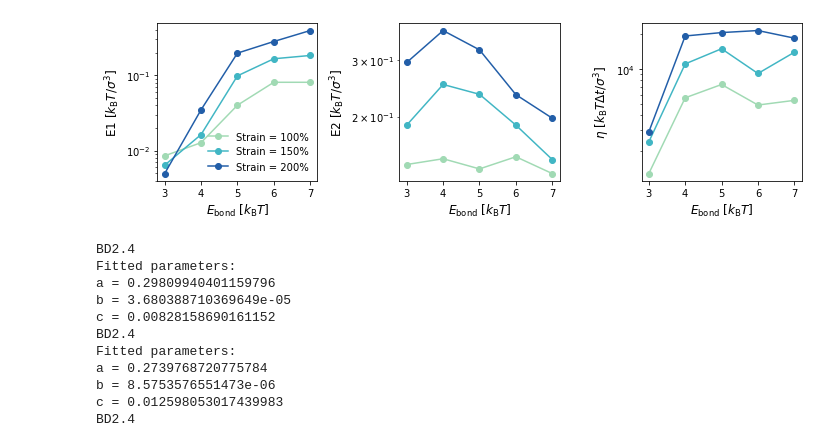
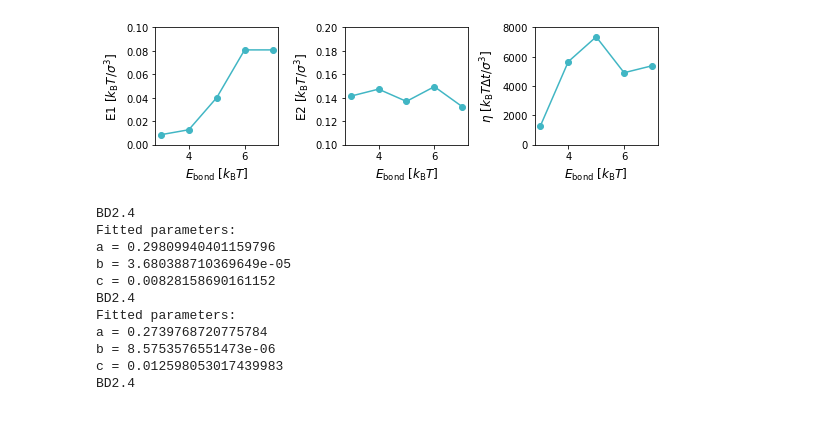
Before and after one commit to Billie1717/CollagenIVProject, a Jupyter notebook: Data_and_Figures/TechnicalProject/Fig_Mechanics/SLS_fittingnoSigmaInf.ipynb, the cells around one changed output. Drawn from its saved outputs; the diff is of its cells as text; code cells hidden in the pictures.

```diff
--- a/Data_and_Figures/TechnicalProject/Fig_Mechanics/SLS_fittingnoSigmaInf.ipynb
+++ b/Data_and_Figures/TechnicalProject/Fig_Mechanics/SLS_fittingnoSigmaInf.ipynb
@@ -75,7 +73,7 @@ clrs3 = ['#c7e9b4','#7fcdbb','#1d91c0','#225ea8','#0c2c84']
 fs = 14
 fig,ax = plt.subplots(1,3,figsize = (12,3.3))
 fig3,ax3 = plt.subplots(1,3,figsize = (12,3.3))
-fig2,ax2 = plt.subplots(1,figsize = (4,3))
+fig2,ax2 = plt.subplots(1,figsize = (3.5,2.5))
 frame = 440
 ChemEngs = "3.0 4.0 5.0 6.0 7.0".split() #3.0 4.0 5.0 6.0 7.0 100.0
 Strain = "72 108 144".split() #72 108 144
@@ -185,14 +183,14 @@ for ss in range(len(Strain)):
             yS_exact.append(r_eps*(E1*t+eta) - eta*r_eps*np.exp(-t*E2/eta))
         #print('eta,E1,E2,sigma_inf',eta,E1,E2,sigma_inf)
         #ax.plot(Time[t_postStretch+push:],StressXFull[t_postStretch+push:],alpha = 0.5,color = clrs[e])
-        if e==2 and ss==1:
+        if e==2 and ss==0:
             ax2.plot(np.divide(Time,10**5),StressXFull,alpha = 1,color = clrs[e],label = r'$E_{\mathrm{bond}} = $'+ChemEngs[e]+r'$k_{\mathrm{B}}T$')
             #ax2.plot(np.add(TimeNew,Time[t_postStretch+push+int(N/2)]),StressXAv,alpha = 1,color = clrs[e],label = r'$E_{\mathrm{bond}} = $'+ChemEngs[e]+r'$k_{\mathrm{B}}T$')
             ax2.plot(np.divide(np.add(TimeNew,Time[t_postStretch+int(N/2)]),10**5),yL_exact,linestyle = ':',color = 'black')
             ax2.plot(np.divide(np.add(t1,Time[t_postStretch]-t1[-1]),10**5),yS_exact,linestyle = ':',color = 'black',label = 'SLS model')
             #ax2.plot(TimePreStretch,StressXAvPreStretch,alpha = 1,color = clrs[e],label = r'$E_{\mathrm{bond}} = $'+ChemEngs[e]+r'$k_{\mathrm{B}}T$')
             text = r'$E_{1} = $'+str(np.round(E1,2))+r'$~k_{\mathrm{B}}T/\sigma^{3}$'+'\n$E_{2} = $'+str(np.round(E2,2))+r'$~k_{\mathrm{B}}T/\sigma^{3}$'+'\n'+'$\eta = $'+str(int(eta))+r'$~k_{\mathrm{B}}T\Delta t/\sigma^{3}$'
-            ax2.text(2,0.28,text)
+            #ax2.text(2,1.05,text)
         ax[ss].plot(TimeNew,StressXAv,alpha = 1,color = clrs[e],label = r'$E_{\mathrm{bond}} = $'+ChemEngs[e]+r'$k_{\mathrm{B}}T$')
         ax3[ss].plot(TimeNew,np.log(np.add(StressXAv,-sigma_inf)),alpha = 0.3,color = clrs[e],label = r'$E_{\mathrm{bond}} = $'+ChemEngs[e]+r'$k_{\mathrm{B}}T$')
         #ax.plot(Time[t_postStretch+int(N/2):-int(N/2)+1],np.ones(len(StressXAv))*sigma_inf,color = clrs[e],linestyle = '--')
@@ -228,7 +226,7 @@ ax3[0].set_ylabel(r"Stress, $\sigma_{xx} ~[k_{\mathrm{B}}T/\sigma^{3}$]",fontsiz
 ax2.set_xlabel(r"time [$10^5\Delta t$]",fontsize =12)
 #ax2.set_xlabel(r"time [$\Delta t$]",fontsize =12)
 ax2.set_ylabel(r"Stress, $\sigma_{xx} ~[k_{\mathrm{B}}T/\sigma^{3}$]",fontsize =12)
-ax2.legend(frameon=False,loc = [0.38,0.75])
+ax2.legend(frameon=False,loc = [0.38,0.7])
 fig2.tight_layout()
 plotname = "SLS_1Fit_moduli_NiceFit.pdf"
 fig2.savefig(plotsdir+plotname)
@@ -262,34 +260,36 @@ c = 0.7872761270747797
 # %%
 ChemEngsV = [3,4,5,6,7]
 StranLab="100 150 200".split()
-clrs=['#a1dab4','#41b6c4','#225ea8']
-fig,ax=plt.subplots(1,3,figsize = (10,3))
-for ss in range(len(Strain)):
+clrs=['#41b6c4','#225ea8'] #'#a1dab4',
+fig,ax=plt.subplots(1,3,figsize = (8,2.5))
+for ss in range(1): #len(Strain)
     ax[0].plot(ChemEngsV,E1s[ss,:],color = clrs[ss],marker = 'o',label = 'Strain = '+ StranLab[ss]+'%')
     ax[1].plot(ChemEngsV,E2s[ss,:],color = clrs[ss],marker = 'o',label = 'Strain = '+StranLab[ss]+'%')
     ax[2].plot(ChemEngsV,etas[ss,:],color = clrs[ss],marker = 'o',label = 'Strain = '+StranLab[ss]+'%')
 ax[0].set_ylabel(r'E1 [$k_{\mathrm{B}}T/\sigma^{3}$]',fontsize = 12)
 ax[1].set_ylabel(r'E2 [$k_{\mathrm{B}}T/\sigma^{3}$]',fontsize = 12)
 ax[2].set_ylabel(r'$\eta$ [$k_{\mathrm{B}}T\Delta t/\sigma^{3}$]',fontsize = 12)
 ax[0].set_xlabel('$E_{\mathrm{bond}}$ [$k_{\mathrm{B}}T$]',fontsize = 12)
 ax[1].set_xlabel('$E_{\mathrm{bond}}$ [$k_{\mathrm{B}}T$]',fontsize = 12)
 ax[2].set_xlabel('$E_{\mathrm{bond}}$ [$k_{\mathrm{B}}T$]',fontsize = 12)
 #ax[0].set_ylim([-0.0005,0.004])
 #ax[1].set_ylim([-0.0005,0.004])
 #ax[2].set_ylim([0,200])
 #ax[1].set_ylim([0.02,0.7])
-ax[1].set_yscale('log')
+#ax[1].set_yscale('log')
 #ax[1].set_yticks([0.03,0.1,0.3],['0.03','0.1','0.3'])
-ax[0].set_yscale('log')
-ax[2].set_yscale('log')
-
+#ax[0].set_yscale('log')
+#ax[2].set_yscale('log')
+ax[0].set_ylim([0,0.1])
+ax[1].set_ylim([0.1,0.2])
+ax[2].set_ylim([0.,8e3])
 #ax[0].set_yticks([0.03,0.1,0.3],['0.03','0.1','0.3'])
-ax[0].legend(frameon=False)
+#ax[0].legend(frameon=False,loc = [0,0.9])
 fig.tight_layout()
 plotname='EquilibriumModuli_NiceFittingLog.pdf'
 fig.savefig(plotsdir+plotname)
 # %% [output]
-[figure, old version]
+[figure, new version]
 # %%
 fs = 14
 fig,ax = plt.subplots(1,4,figsize = (14,3.3))
```
Also changed, not shown: parts of 3 cells of this notebook, 52 other files.
